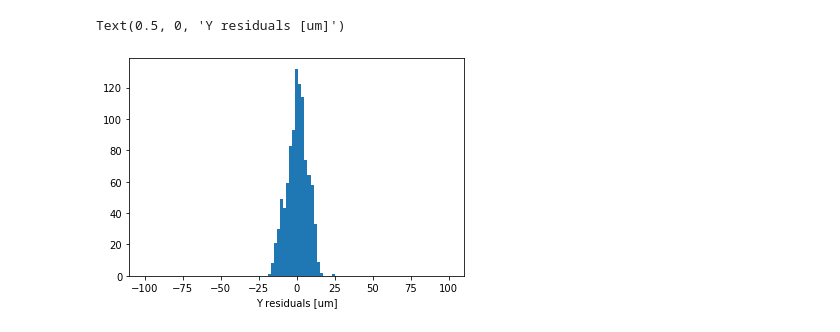
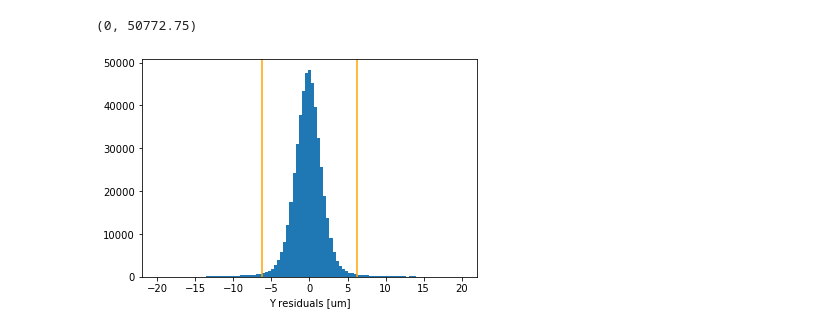
Before and after one commit to nhanvtran/directional-pixel-detectors, a Jupyter notebook: hit-position/train-1D.ipynb, the cells around one changed output. Drawn from its saved outputs; the diff is of its cells as text; code cells hidden in the pictures.

```diff
--- a/hit-position/train-1D.ipynb
+++ b/hit-position/train-1D.ipynb
@@ -23,9 +21,6 @@ Using TensorFlow backend.
 # %%
-train_df = pd.read_csv('train_1D.csv')
-test_df = pd.read_csv('test_1D.csv')
+train_df = pd.read_csv('train_1D.csv',nrows=500000)
+test_df = pd.read_csv('test_1D.csv',nrows=500000)
-# %%
-train_df = train_df[:1000]
-test_df = test_df[:1000]
 # %%
 X_train = train_df.drop(columns=['x-midplane','y-midplane']).values
 X_test = test_df.drop(columns=['x-midplane','y-midplane']).values
@@ -43,6 +38,6 @@ X_train.shape
 # %%
 model = Sequential()
-model.add(Dense(16, input_shape=(34,), activation='linear')) # Add an input shape! (features,)
+model.add(Dense(64, input_shape=(34,), activation='relu')) # Add an input shape! (features,)
 model.add(Dense(2, activation='linear'))
 model.summary()
 # %% [output]
@@ -119,7 +135,11 @@ Text(0.5, 0, 'X residuals [um]')
 # %%
 # Y coordinate
-plt.hist(residuals[:,1],bins=np.linspace(-100,100,100))
+plt.hist(residuals[:,1],bins=np.linspace(-20,20,100))
+ymax = plt.ylim()[1]
+plt.plot([12.5/2,12.5/2],[0,ymax],color='orange')
+plt.plot([-12.5/2,-12.5/2],[0,ymax],color='orange')
 plt.xlabel('Y residuals [um]')
+plt.ylim(0,ymax)
 # %% [output]
-Text(0.5, 0, 'Y residuals [um]')
+(0, 50772.75)
-[figure, old version]
+[figure, new version]
```
Also changed, not shown: parts of 10 cells of this notebook, 3 other files.
